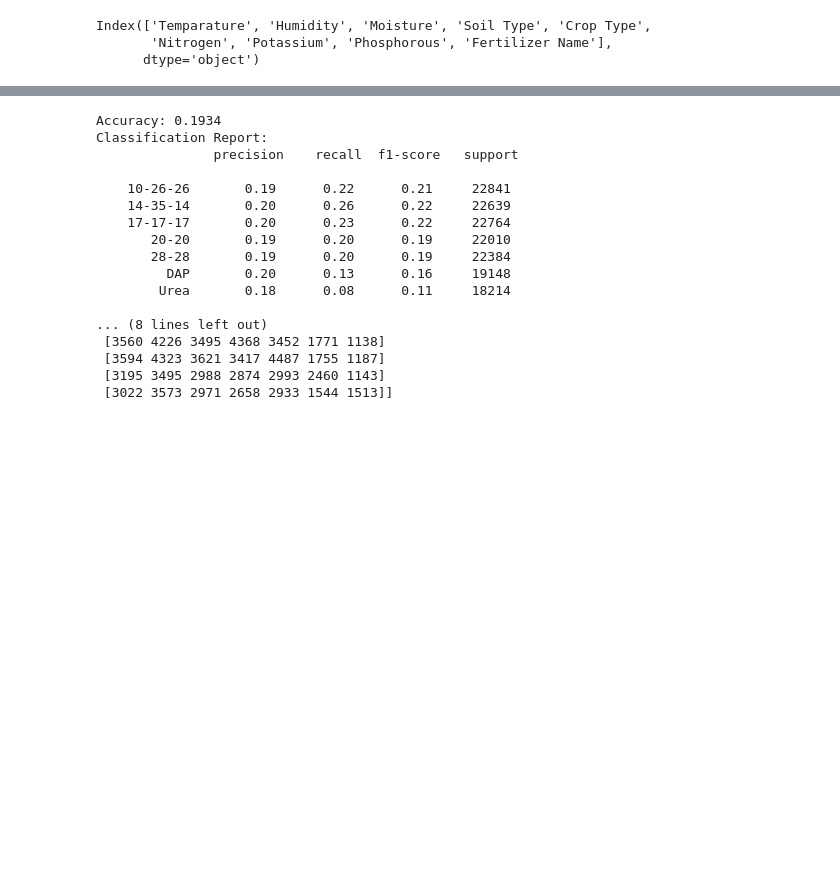
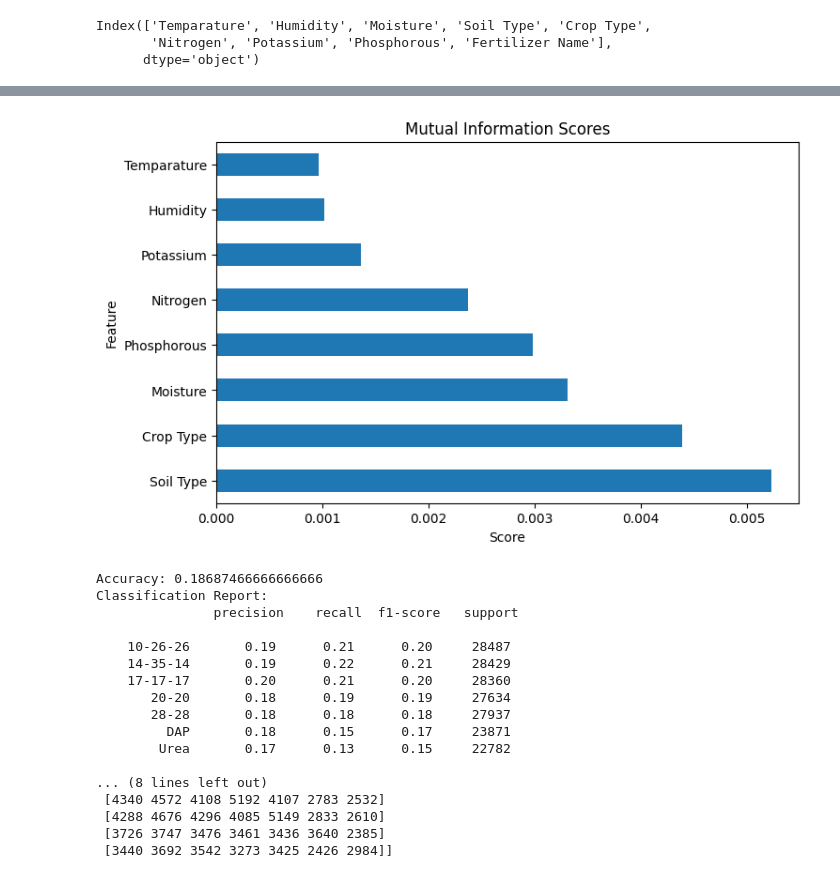
Before and after one commit to cod3astro/kaggle_ML_competition, a Jupyter notebook: colab_kaggle_fertilizer.ipynb, the cells around one changed output, grey strips where cells are left out. Saved outputs shown, nothing was run; the diff lists cells and outputs as text; code cells hidden in the pictures; blank space fills up the shorter version.

```diff
--- a/colab_kaggle_fertilizer.ipynb
+++ b/colab_kaggle_fertilizer.ipynb
@@ -36,0 +25,4 @@ train_data.describe()
+# %%
+train_data.drop_duplicates(inplace=True)
+train_data.dropna(axis=0)
+train_data.describe()
@@ -106,0 +99,14 @@ Name: count, dtype: int64
+# %%
+for col in X.select_dtypes('object'):
+  X.loc[:, col], _ = X[col].factorize()
+discrete_features = X.dtypes == int
+y, _ = pd.factorize(y)
+
+def make_mi_scores(X, y, discrete_features):
+    mi_scores = mutual_info_classif(X, y, discrete_features=discrete_features)
+    mi_scores = pd.Series(mi_scores, name="MI Scores", index=X.columns)
+    mi_scores = mi_scores.sort_values(ascending=False)
+    return mi_scores
+
+mi_scores = make_mi_scores(X, y, discrete_features)
+mi_scores
@@ -107,3 +124,13 @@ Name: count, dtype: int64
+# %%
+import matplotlib.pyplot as plt
+
+mi_scores.plot(kind="barh", figsize=(8, 5))
+plt.title("Mutual Information Scores")
+plt.xlabel("Score")
+plt.ylabel("Feature")
+plt.show()
+# %% [output]
+[figure, added]
 # %%
 ordinal_cols = ['Crop Type', 'Soil Type']
 numerical_cols = [ 'Nitrogen', 'Phosphorous', 'Potassium', 'Humidity', 'Moisture']
@@ -122,7 +149,7 @@ val_y_encoded = label_encoder.transform(val_y)
 model = Pipeline(
     steps=[
         ('preprocessor', preprocessor),
-        ('classifier', XGBClassifier(eval_metric='mlogloss'))
+        ('classifier', XGBClassifier(n_estimators=200, learning_rate=0.3, max_depth=10))
     ]
 )
 
@@ -134,20 +161,20 @@ print("Accuracy:", accuracy_score(val_y, y_preds))
 print("Classification Report:\n", classification_report(val_y, y_preds))
 print("Confusion Matrix:\n", confusion_matrix(val_y, y_preds))
 # %% [output]
-Accuracy: 0.1934
+Accuracy: 0.18687466666666666
 Classification Report:
                precision    recall  f1-score   support
 
-    10-26-26       0.19      0.22      0.21     22841
-    14-35-14       0.20      0.26      0.22     22639
-    17-17-17       0.20      0.23      0.22     22764
-       20-20       0.19      0.20      0.19     22010
-       28-28       0.19      0.20      0.19     22384
-         DAP       0.20      0.13      0.16     19148
-        Urea       0.18      0.08      0.11     18214
+    10-26-26       0.19      0.21      0.20     28487
+    14-35-14       0.19      0.22      0.21     28429
+    17-17-17       0.20      0.21      0.20     28360
+       20-20       0.18      0.19      0.19     27634
+       28-28       0.18      0.18      0.18     27937
+         DAP       0.18      0.15      0.17     23871
+        Urea       0.17      0.13      0.15     22782
 
 ... (8 lines left out)
- [3560 4226 3495 4368 3452 1771 1138]
- [3594 4323 3621 3417 4487 1755 1187]
- [3195 3495 2988 2874 2993 2460 1143]
- [3022 3573 2971 2658 2933 1544 1513]]
+ [4340 4572 4108 5192 4107 2783 2532]
+ [4288 4676 4296 4085 5149 2833 2610]
+ [3726 3747 3476 3461 3436 3640 2385]
+ [3440 3692 3542 3273 3425 2426 2984]]
```
Also changed, not shown: parts of 11 cells of this notebook.
